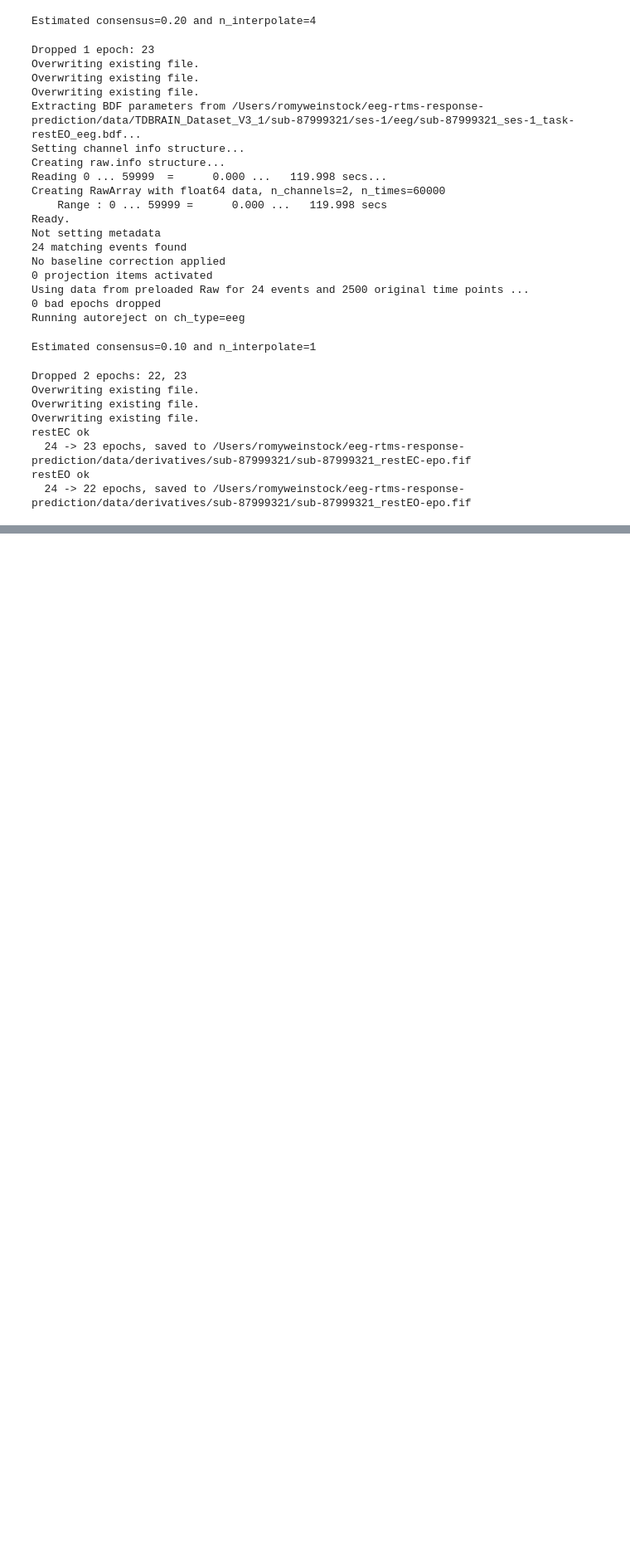
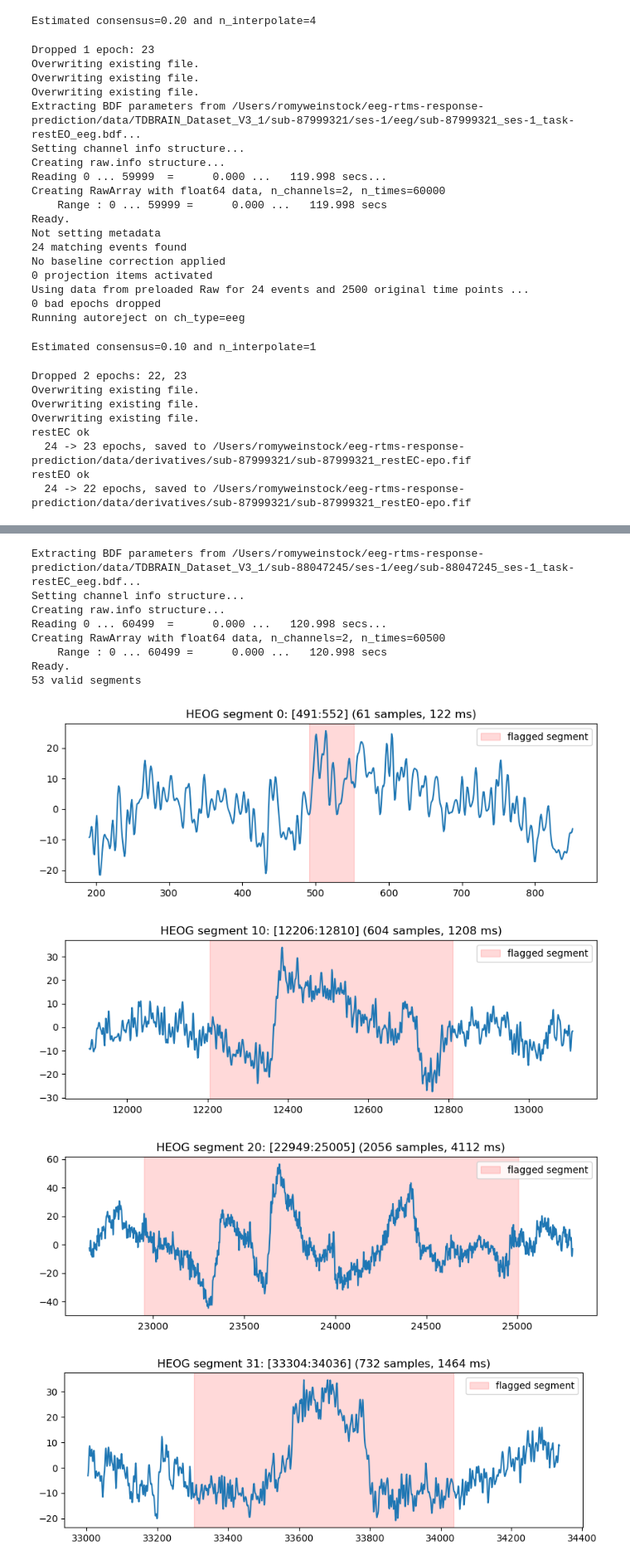
Before and after one commit to romy-weinstock/eeg-rtms-response-prediction, a Jupyter notebook: notebooks/03_batch_test.ipynb, the cells around one changed output, grey strips where cells are left out. Shown at 83% size. Cells and saved outputs as stored; diff of their text form; code cells hidden in the pictures; blank space fills up the shorter version.

```diff
--- a/notebooks/03_batch_test.ipynb
+++ b/notebooks/03_batch_test.ipynb
@@ -311,0 +1098,45 @@ restEO ok
+# %%
+raw = load_and_prepare_raw('sub-88047245', 'restEC', data_dir)
+raw = bipolarEOG(raw)
+raw = demean(raw)
+raw = apply_filters(raw)
+
+heog_data = raw.get_data(picks=['HEOG'])[0]
+Fs = raw.info['sfreq']
+segs = detect_artefact_segments(heog_data, Fs)
+valid_amp, _ = amplitude_guard(heog_data, segs, threshold=1000)
+valid_dur, _ = duration_guard(valid_amp, Fs, blink_duration_threshold=100)
+
+print(f"{len(valid_dur)} valid segments")
+
+heog_1e6 = heog_data * 1e6
+
+import matplotlib.pyplot as plt
+
+# Sample a handful spread across the recording, not just the first few
+sample_idx = np.linspace(0, len(valid_dur) - 1, 6, dtype=int)
+
+for i in sample_idx:
+    start, end = valid_dur[i]
+    margin = 300
+    window = slice(max(0, start - margin), min(len(heog_1e6), end + margin))
+    x = range(window.start, window.stop)
+    plt.figure(figsize=(10, 3))
+    plt.plot(x, heog_1e6[window])
+    plt.axvspan(start, end, color='red', alpha=0.15, label='flagged segment')
+    plt.title(f'HEOG segment {i}: [{start}:{end}] ({end-start} samples, {(end-start)/Fs*1000:.0f} ms)')
+    plt.legend()
+    plt.show()
+# %% [output]
+Extracting BDF parameters from /Users/romyweinstock/eeg-rtms-response-prediction/data/TDBRAIN_Dataset_V3_1/sub-88047245/ses-1/eeg/sub-88047245_ses-1_task-restEC_eeg.bdf...
+Setting channel info structure...
+Creating raw.info structure...
+Reading 0 ... 60499  =      0.000 ...   120.998 secs...
+Creating RawArray with float64 data, n_channels=2, n_times=60500
+    Range : 0 ... 60499 =      0.000 ...   120.998 secs
+Ready.
+53 valid segments
+[figure, added]
+[figure, added]
+[figure, added]
+[figure, added]
```
Also changed, not shown: parts of 25 cells of this notebook, 3 other files.
